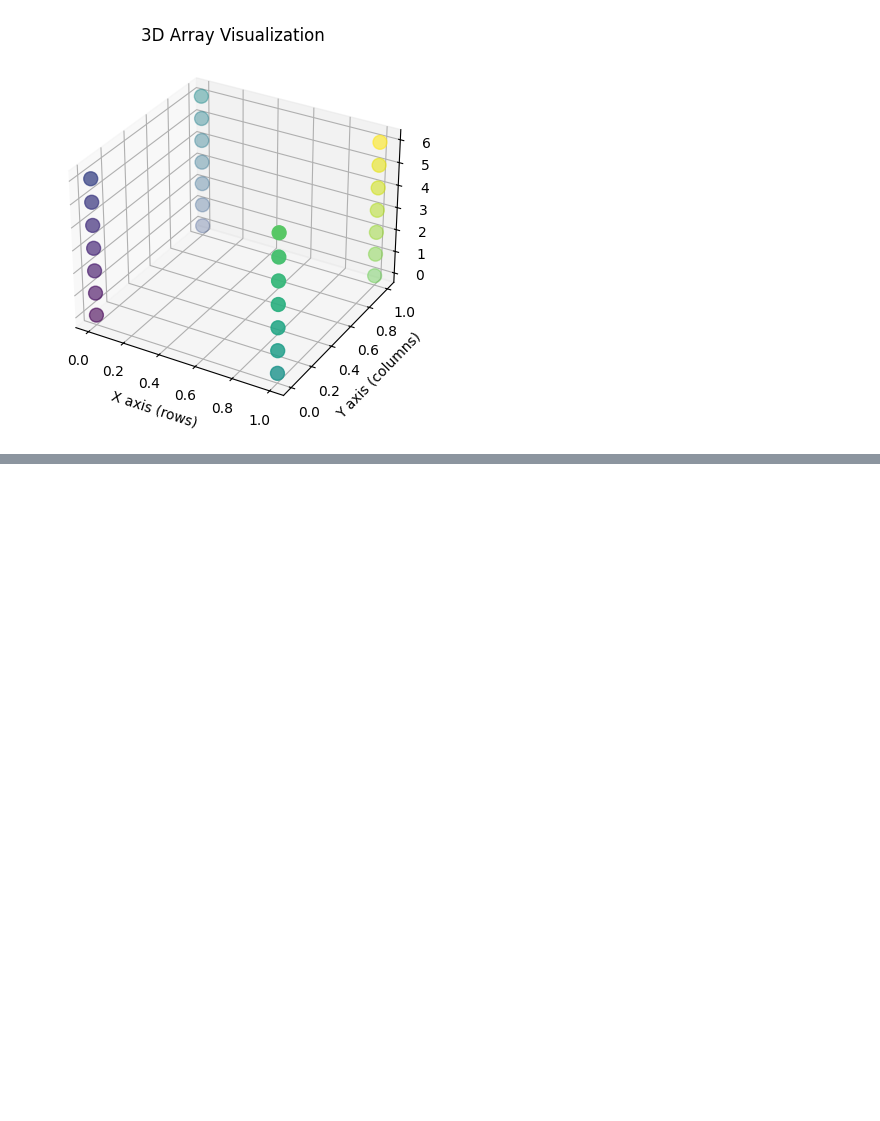
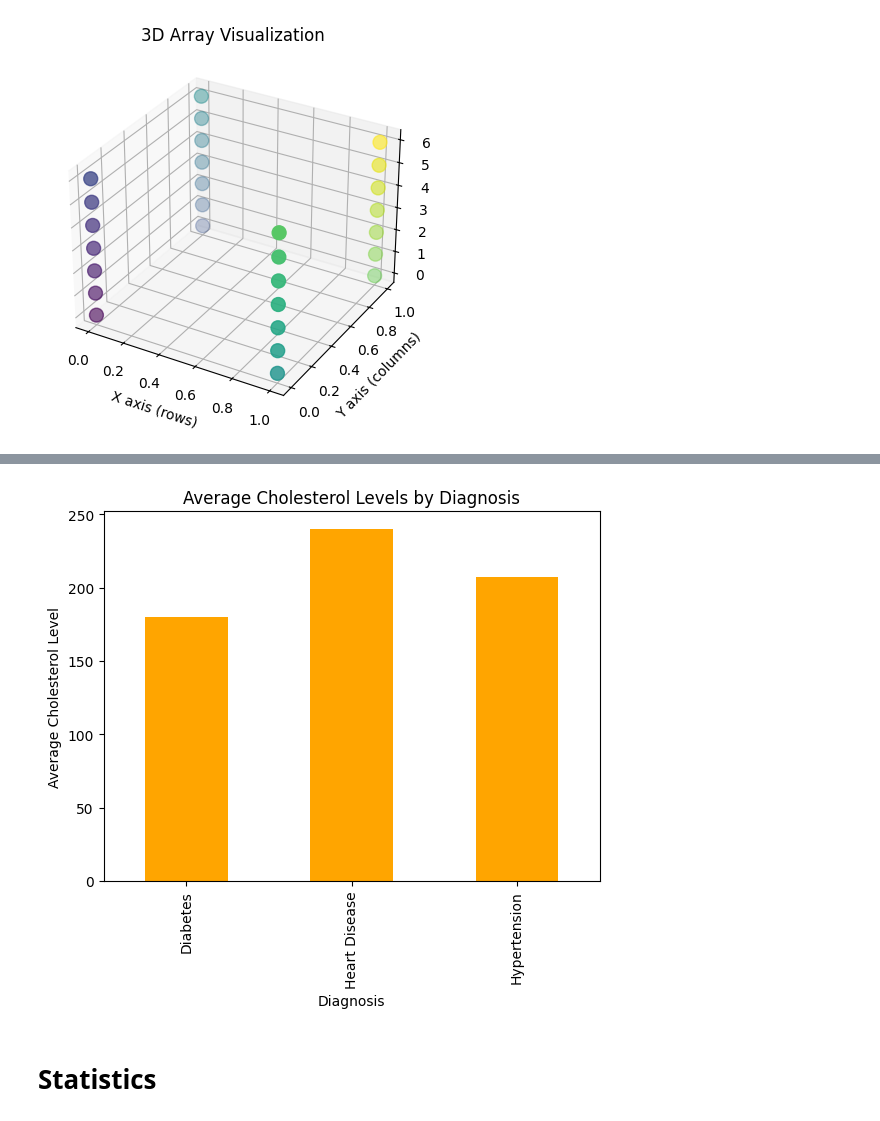
Before and after one commit to letsdodigital/coding-hands-on, a Jupyter notebook: programming_in_healthcare/module_3/lesson_1_answers.ipynb, the cells around one changed output, grey strips where cells are left out. Saved outputs shown, nothing was run; the diff lists cells and outputs as text; code cells hidden in the pictures; blank space fills up the shorter version.

```diff
--- a/programming_in_healthcare/module_3/lesson_1_answers.ipynb
+++ b/programming_in_healthcare/module_3/lesson_1_answers.ipynb
@@ -122,0 +192,12 @@ plt.show()
+# %%
+# Group by diagnosis and calculate average cholesterol level
+avg_cholesterol_by_diagnosis = df.groupby('Diagnosis')['Cholesterol'].mean()
+
+# Plot the average cholesterol levels
+avg_cholesterol_by_diagnosis.plot(kind='bar', title="Average Cholesterol Levels by Diagnosis", color='orange')
+plt.ylabel('Average Cholesterol Level')
+plt.show()
+# %% [output]
+[figure, added]
+# %% [markdown]
+# Statistics
```
Also changed, not shown: parts of 8 cells of this notebook, 30 other files.
